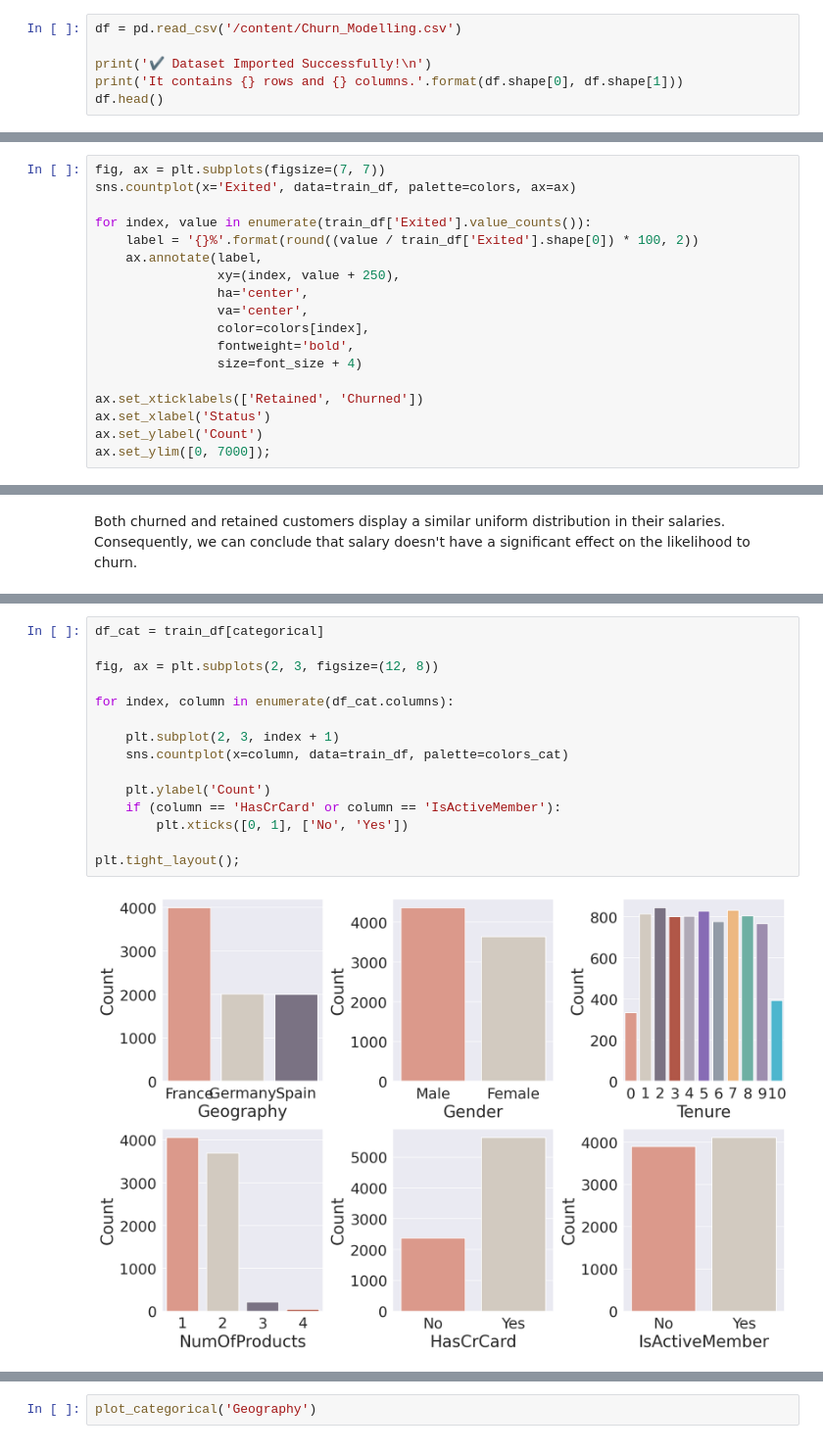
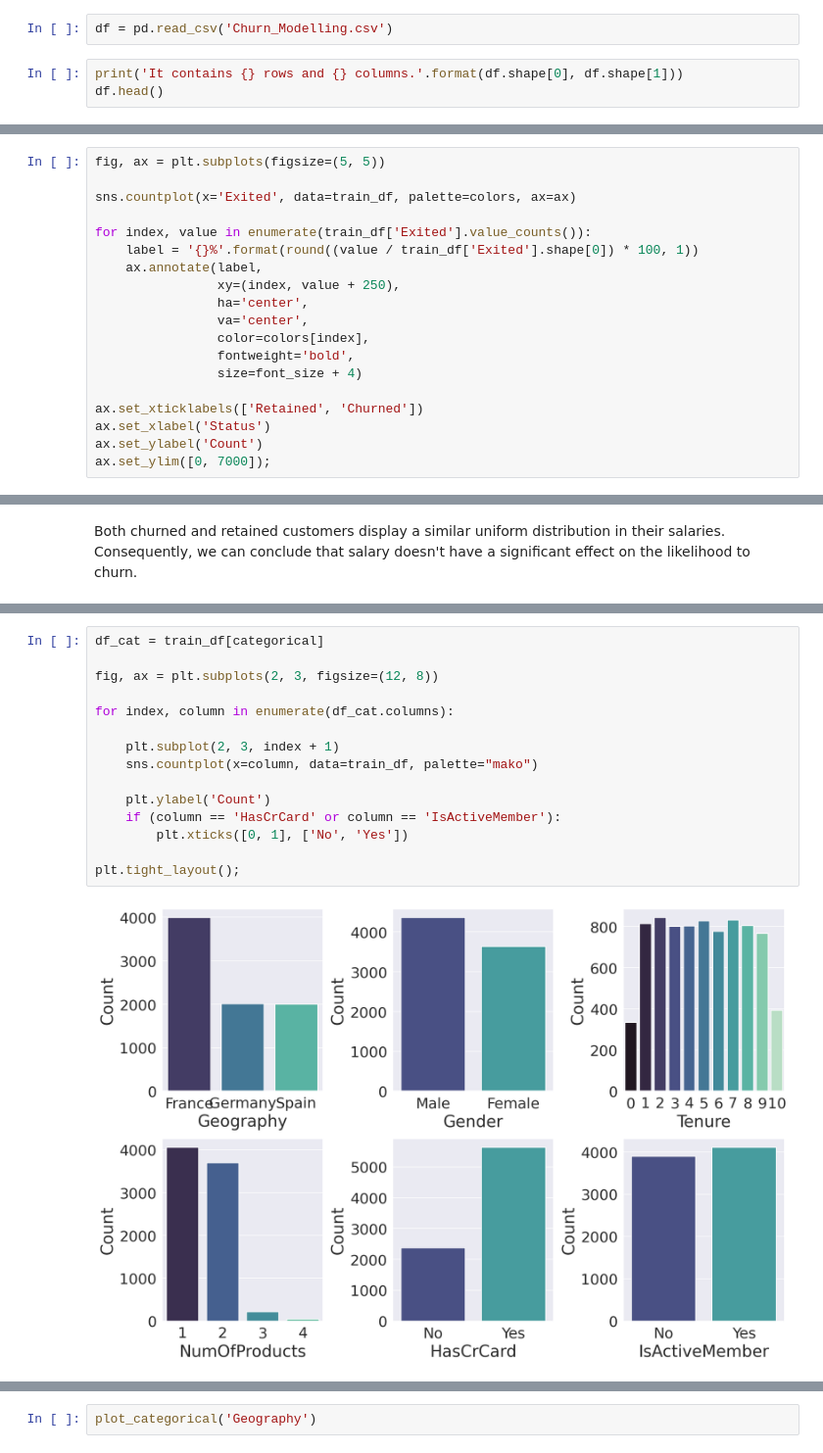
Before and after one commit to EnteringtheQuantumRealm/Classification, a Jupyter notebook: Bank_Predicting_Customer_Churn.ipynb, the cells around one changed output, grey strips where cells are left out. Shown at 98% size. Saved outputs shown, nothing was run; the diff lists cells and outputs as text.

```diff
--- a/Bank_Predicting_Customer_Churn.ipynb
+++ b/Bank_Predicting_Customer_Churn.ipynb
@@ -354,7 +353,6 @@ IOError: Could not find kaggle.json. Make sure it's located in /root/.kaggle. Or
+# %%
+df = pd.read_csv('Churn_Modelling.csv')
 # %%
-df = pd.read_csv('/content/Churn_Modelling.csv')
-
-print('✔️ Dataset Imported Successfully!\n')
 print('It contains {} rows and {} columns.'.format(df.shape[0], df.shape[1]))
 df.head()
 # %% [output]
@@ -436,10 +435,11 @@ As we mentioned earlier, the target variable is already encoded and can take two
 * One (1) for a customer that has churned.
 # %%
-fig, ax = plt.subplots(figsize=(7, 7))
+fig, ax = plt.subplots(figsize=(5, 5))
+
 sns.countplot(x='Exited', data=train_df, palette=colors, ax=ax)
 
 for index, value in enumerate(train_df['Exited'].value_counts()):
-    label = '{}%'.format(round((value / train_df['Exited'].shape[0]) * 100, 2))
+    label = '{}%'.format(round((value / train_df['Exited'].shape[0]) * 100, 1))
     ax.annotate(label,
                 xy=(index, value + 250),
                 ha='center',
@@ -548,18 +552,18 @@ Both churned and retained customers display a similar uniform distribution in th
 # %%
 df_cat = train_df[categorical]
 
 fig, ax = plt.subplots(2, 3, figsize=(12, 8))
 
 for index, column in enumerate(df_cat.columns):
 
     plt.subplot(2, 3, index + 1)
-    sns.countplot(x=column, data=train_df, palette=colors_cat)
+    sns.countplot(x=column, data=train_df, palette="mako")
 
     plt.ylabel('Count')
     if (column == 'HasCrCard' or column == 'IsActiveMember'):
         plt.xticks([0, 1], ['No', 'Yes'])
 
 plt.tight_layout();
 # %% [output]
-[figure, old version]
+[figure, new version]
 # %% [markdown]
```
Also changed, not shown: parts of 77 cells of this notebook.
